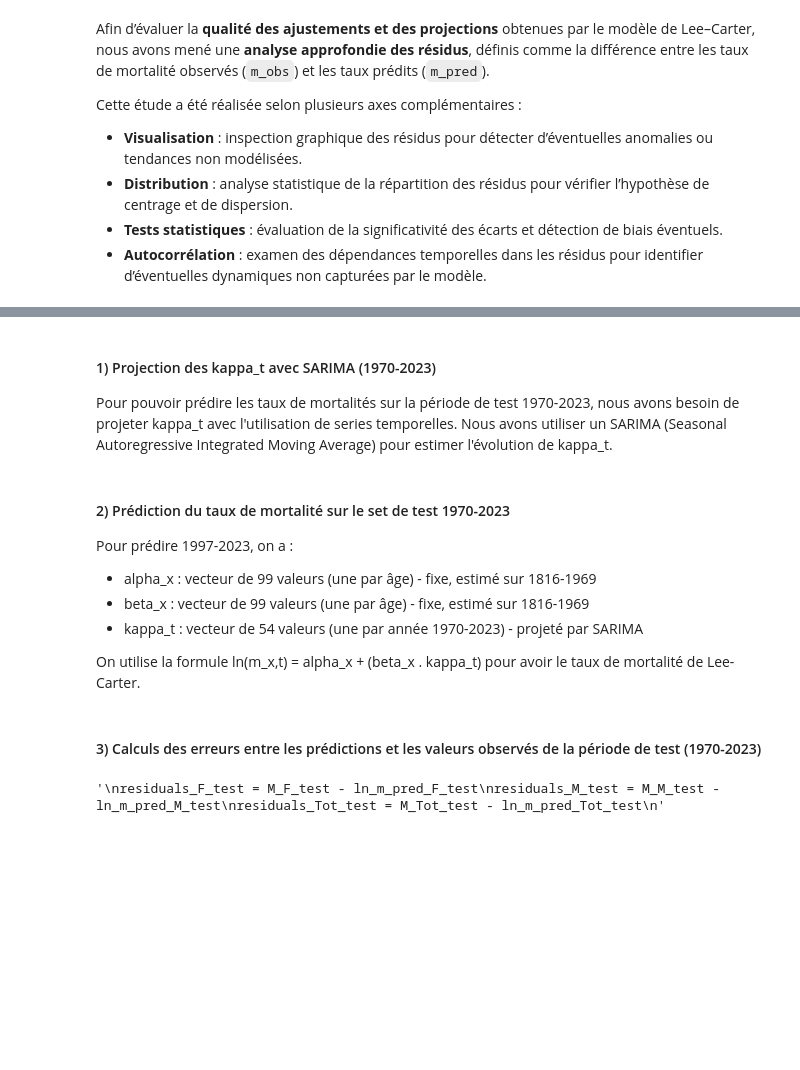
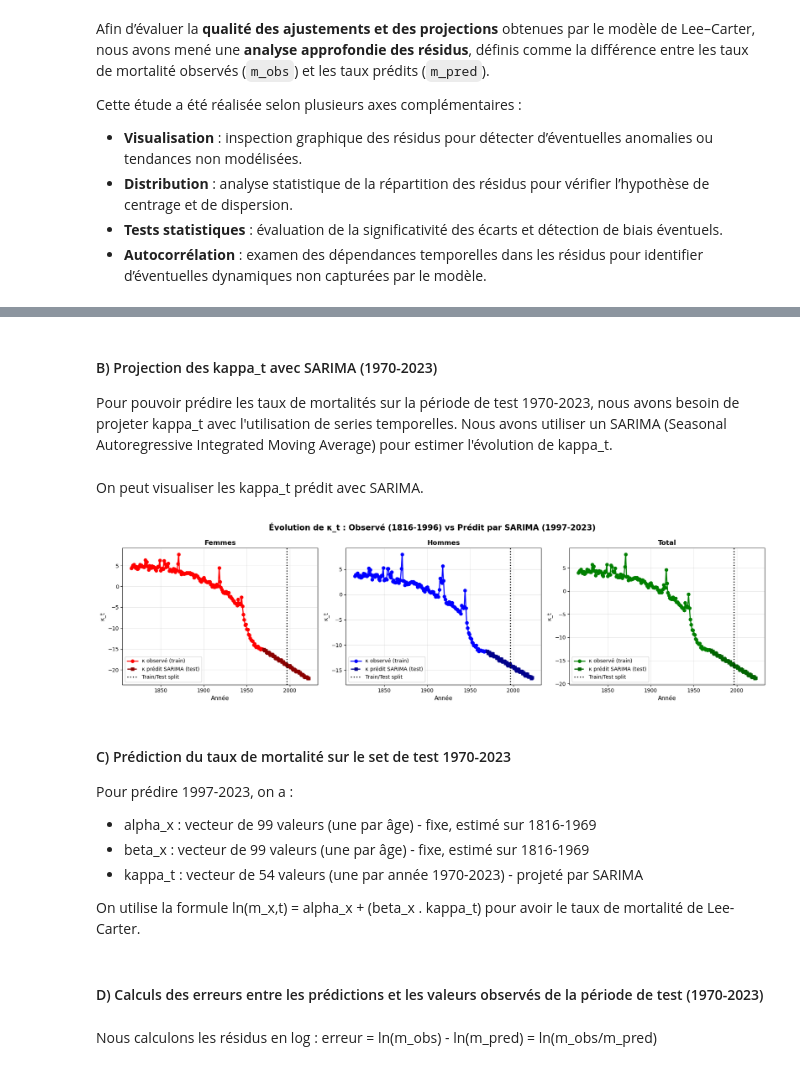
Before and after one commit to Salah10-source/Python-Project-Mortality, a Jupyter notebook: Python-Project-Mortality/notbokes/notebooks/demo.ipynb, the cells around one changed output, grey strips where cells are left out. Drawn from its saved outputs; the diff is of its cells as text; code cells hidden in the pictures; blank space fills up the shorter version.

Commit message:
Analyse des erreurs avec plusieurs tracés et graphiques du modèle de Lee Carter

```diff
--- a/Python-Project-Mortality/notbokes/notebooks/demo.ipynb
+++ b/Python-Project-Mortality/notbokes/notebooks/demo.ipynb
@@ -1905,7 +1921,7 @@ dfm_test['ln_m_F'] = np.log(dfm_test['m_F'])
 dfm_test['ln_m_M'] = np.log(dfm_test['m_M'])
 dfm_test['ln_m_Tot'] = np.log(dfm_test['m_Tot'])
 # %% [markdown]
-#### 1) Projection des kappa_t avec SARIMA (1970-2023)
+#### B) Projection des kappa_t avec SARIMA (1970-2023)
 
 Pour pouvoir prédire les taux de mortalités sur la période de test 1970-2023, nous avons besoin de projeter kappa_t avec l'utilisation de series temporelles. Nous avons utiliser un SARIMA (Seasonal Autoregressive Integrated Moving Average) pour estimer l'évolution de kappa_t.
 # %%
@@ -1962,8 +1978,52 @@ years_test = list(test_years)
 kappa_F_forecast = pd.Series(kappa_F_forecast, index=years_test)
 kappa_M_forecast = pd.Series(kappa_M_forecast, index=years_test)
 kappa_Tot_forecast = pd.Series(kappa_Tot_forecast, index=years_test)
+# %% [markdown]
+On peut visualiser les kappa_t prédit avec SARIMA.
+# %%
+import matplotlib.pyplot as plt
+
+# Graphique : on compare κ_t réel vs prédit
+fig, axes = plt.subplots(1, 3, figsize=(18, 5))
+
+# Femmes
+axes[0].plot(M_F_train.columns, kappa_F_train, 'o-', label='κ observé (train)', color='red', linewidth=2)
+axes[0].plot(years_test, kappa_F_forecast, 's--', label='κ prédit SARIMA (test)', color='darkred', linewidth=2)
+axes[0].axvline(x=1996.5, color='black', linestyle=':', linewidth=2, label='Train/Test split')
+axes[0].set_xlabel('Année', fontsize=11)
+axes[0].set_ylabel('κ_t', fontsize=11)
+axes[0].set_title('Femmes', fontsize=13, fontweight='bold')
+axes[0].legend()
+axes[0].grid(True, alpha=0.3)
+
+# Hommes
+axes[1].plot(M_M_train.columns, kappa_M_train, 'o-', label='κ observé (train)', color='blue', linewidth=2)
+axes[1].plot(years_test, kappa_M_forecast, 's--', label='κ prédit SARIMA (test)', color='darkblue', linewidth=2)
+axes[1].axvline(x=1996.5, color='black', linestyle=':', linewidth=2, label='Train/Test split')
+axes[1].set_xlabel('Année', fontsize=11)
+axes[1].set_ylabel('κ_t', fontsize=11)
+axes[1].set_title('Hommes', fontsize=13, fontweight='bold')
+axes[1].legend()
+axes[1].grid(True, alpha=0.3)
+
+# Total
+axes[2].plot(M_Tot_train.columns, kappa_Tot_train, 'o-', label='κ observé (train)', color='green', linewidth=2)
+axes[2].plot(years_test, kappa_Tot_forecast, 's--', label='κ prédit SARIMA (test)', color='darkgreen', linewidth=2)
+axes[2].axvline(x=1996.5, color='black', linestyle=':', linewidth=2, label='Train/Test split')
+axes[2].set_xlabel('Année', fontsize=11)
+axes[2].set_ylabel('κ_t', fontsize=11)
+axes[2].set_title('Total', fontsize=13, fontweight='bold')
+axes[2].legend()
+axes[2].grid(True, alpha=0.3)
+
+plt.suptitle('Évolution de κ_t : Observé (1816-1996) vs Prédit par SARIMA (1997-2023)',
+             fontsize=15, fontweight='bold')
+plt.tight_layout()
+plt.show()
+# %% [output]
+[figure, added]
 # %% [markdown]
-#### 2) Prédiction du taux de mortalité sur le set de test 1970-2023
+#### C) Prédiction du taux de mortalité sur le set de test 1970-2023
 
 Pour prédire 1997-2023, on a :
 - alpha_x : vecteur de 99 valeurs (une par âge) - fixe, estimé sur 1816-1969
@@ -1992,24 +2052,11 @@ ln_m_pred_M_test = pd.DataFrame(ln_m_pred_M_test, index=M_M_test.index, columns=
 ln_m_pred_Tot_test = alpha_Tot_train.values[:, np.newaxis] + np.outer(beta_Tot_train, kappa_Tot_forecast)
 ln_m_pred_Tot_test = pd.DataFrame(ln_m_pred_Tot_test, index=M_Tot_test.index, columns=M_Tot_test.columns)
 # %% [markdown]
-#### 3) Calculs des erreurs entre les prédictions et les valeurs observés de la période de test (1970-2023)
+#### D) Calculs des erreurs entre les prédictions et les valeurs observés de la période de test (1970-2023)
+# %% [markdown]
+Nous calculons les résidus en log : erreur = ln(m_obs) - ln(m_pred) = ln(m_obs/m_pred)
 # %%
-
-# Transformer les prédictions de log vers l'échelle originale
-m_pred_F_test = np.exp(ln_m_pred_F_test)
-m_pred_M_test = np.exp(ln_m_pred_M_test)
-m_pred_Tot_test = np.exp(ln_m_pred_Tot_test)
-
-#résident en échelle normale
-# Calculer les résidus en échelle originale
-residuals_F_test_orig = M_F_test - m_pred_F_test
-residuals_M_test_orig = M_M_test - m_pred_M_test
-residuals_Tot_test_orig = M_Tot_test - m_pred_Tot_test
-
-'''
+#Calcul des résidus du modèle
 residuals_F_test = M_F_test - ln_m_pred_F_test
 residuals_M_test = M_M_test - ln_m_pred_M_test
 residuals_Tot_test = M_Tot_test - ln_m_pred_Tot_test
-'''
-# %% [output]
-'\nresiduals_F_test = M_F_test - ln_m_pred_F_test\nresiduals_M_test = M_M_test - ln_m_pred_M_test\nresiduals_Tot_test = M_Tot_test - ln_m_pred_Tot_test\n'
```
Also changed, not shown: parts of 25 cells of this notebook, 2 other files.
